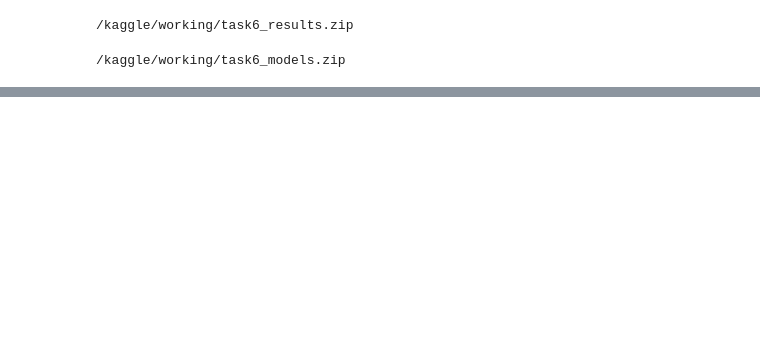
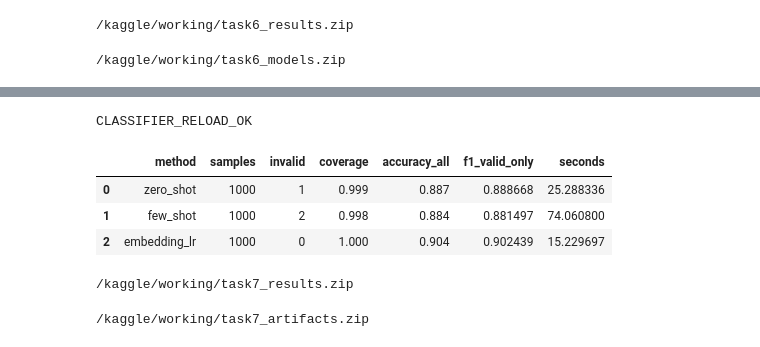
Before and after one commit to bangphan1311/NLP, a Jupyter notebook: HW03_IMDB/notebooks/hw03-imdb-sentiment.ipynb, the cells around one changed output, grey strips where cells are left out. Drawn from its saved outputs; the diff is of its cells as text; code cells hidden in the pictures; blank space fills up the shorter version.

Commit message:
task7: Đánh giá LLM zero-shot, few-shot và embedding kết hợp LR

```diff
--- a/HW03_IMDB/notebooks/hw03-imdb-sentiment.ipynb
+++ b/HW03_IMDB/notebooks/hw03-imdb-sentiment.ipynb
@@ -2499,0 +3002,58 @@ display(FileLink("/kaggle/working/task6_models.zip"))
+# %%
+saved_classifier = joblib.load(
+    artifact7_dir / "embedding_lr.joblib"
+)
+reloaded_predictions = saved_classifier.predict(X_test_llm)
+
+assert np.array_equal(reloaded_predictions, test_predictions)
+
+embedding_result["classifier_reload_verified"] = True
+
+(task7_dir / "embedding_result.json").write_text(
+    json.dumps(embedding_result, ensure_ascii=False, indent=2),
+    encoding="utf-8"
+)
+
+comparison = pd.read_csv(test_result_dir / "metrics.csv")
+
+comparison = pd.concat([
+    comparison,
+    pd.DataFrame([{
+        "method": "embedding_lr",
+        "samples": 1000,
+        "invalid": 0,
+        "coverage": 1.0,
+        "accuracy_all": embedding_result["test_accuracy"],
+        "f1_valid_only": embedding_result["test_f1"],
+        "seconds": test_embedding_seconds + test_prediction_seconds
+    }])
+], ignore_index=True)
+
+comparison.to_csv(task7_dir / "comparison.csv", index=False)
+
+print("CLASSIFIER_RELOAD_OK")
+display(comparison)
+# %% [output]
+CLASSIFIER_RELOAD_OK
+|  | method | samples | invalid | coverage | accuracy_all | f1_valid_only | seconds |
+| 0 | zero_shot | 1000 | 1 | 0.999 | 0.887 | 0.888668 | 25.288336 |
+| 1 | few_shot | 1000 | 2 | 0.998 | 0.884 | 0.881497 | 74.060800 |
+| 2 | embedding_lr | 1000 | 0 | 1.000 | 0.904 | 0.902439 | 15.229697 |
+# %%
+import shutil
+from IPython.display import FileLink, display
+
+shutil.make_archive(
+    "/kaggle/working/task7_results",
+    "zip", "/kaggle/working", "task7"
+)
+shutil.make_archive(
+    "/kaggle/working/task7_artifacts",
+    "zip", "/kaggle/working/artifacts", "task7"
+)
+
+display(FileLink("/kaggle/working/task7_results.zip"))
+display(FileLink("/kaggle/working/task7_artifacts.zip"))
+# %% [output]
+/kaggle/working/task7_results.zip
+/kaggle/working/task7_artifacts.zip
```
Also changed, not shown: parts of 8 cells of this notebook, 14 other files.
